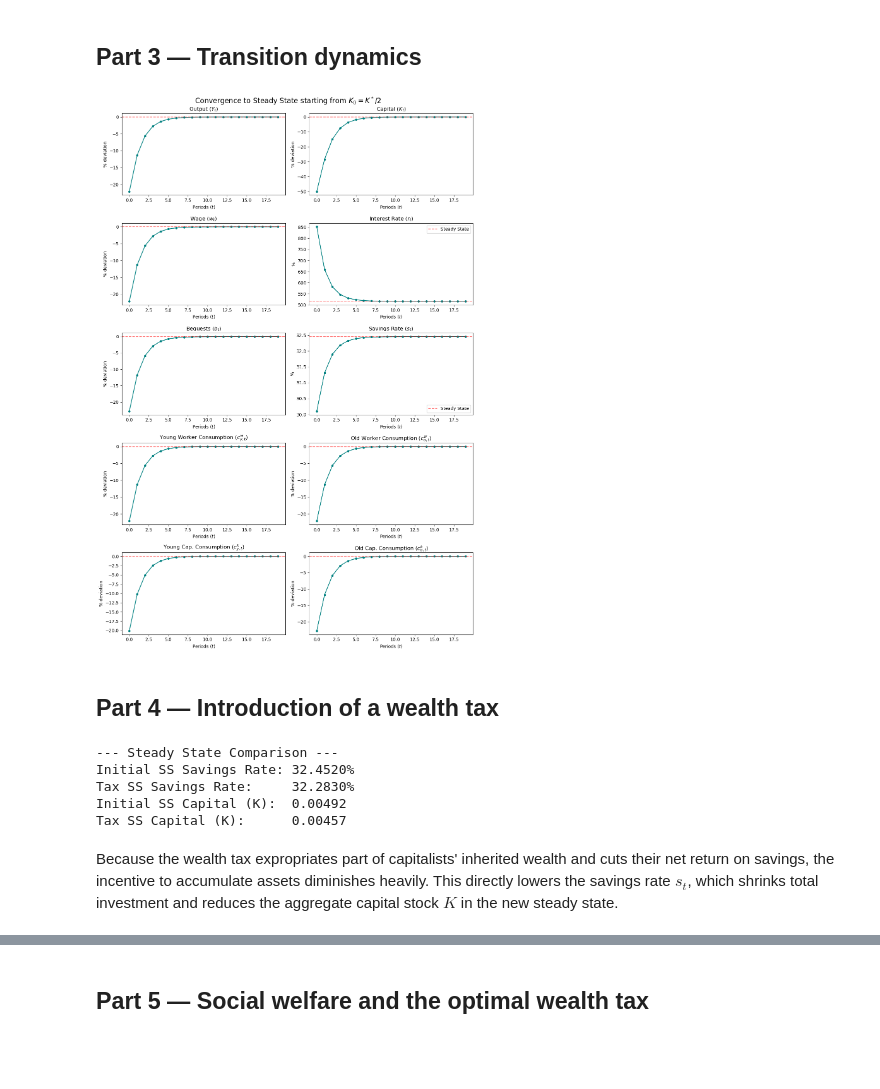
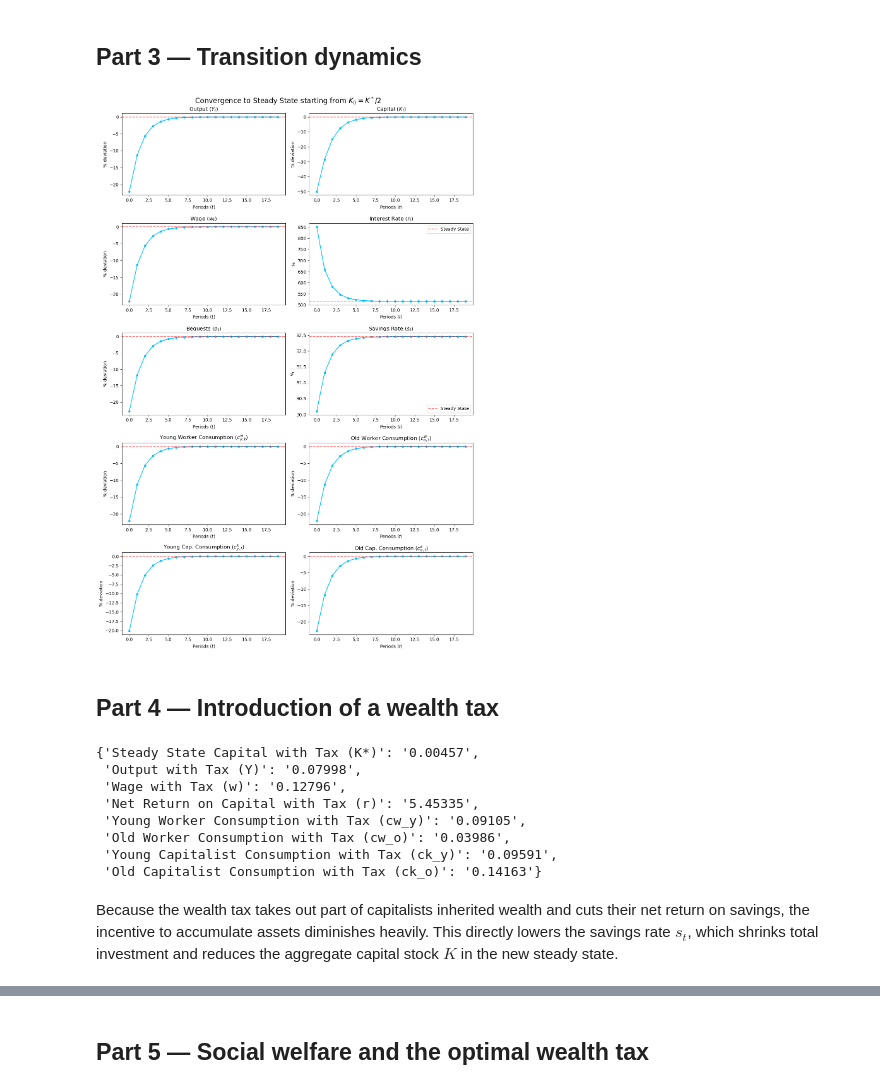
Before and after one commit to magnusbrunsberg/FIE463-V26, a Jupyter notebook: termpapers/tp1/termpaper1.ipynb, the cells around one changed output, grey strips where cells are left out. Drawn from its saved outputs; the diff is of its cells as text; code cells hidden in the pictures; blank space fills up the shorter version.

```diff
--- a/termpapers/tp1/termpaper1.ipynb
+++ b/termpapers/tp1/termpaper1.ipynb
@@ -249,56 +262,64 @@ def plot_simulation(sim: Simulation, title="Transition Dynamics"):
         return (series - stat) / stat * 100
 
     metrics = [
         ('Output ($Y_t$)', pct_dev(sim.Y, ss_vals['Y']), "% deviation"),
         ('Capital ($K_t$)', pct_dev(sim.K, ss_vals['K']), "% deviation"),
         ('Wage ($w_t$)', pct_dev(sim.w, ss_vals['w']), "% deviation"),
         ('Interest Rate ($r_t$)', sim.r * 100, "%"),
         ('Bequests ($b_t$)', pct_dev(sim.b, ss_vals['b']), "% deviation"),
         ('Savings Rate ($s_t$)', sim.st * 100, "%"),
         ('Young Worker Consumption ($c^w_{y,t}$)', pct_dev(sim.cw_y, ss_vals['cw_y']), "% deviation"),
         ('Old Worker Consumption ($c^w_{o,t}$)', pct_dev(sim.cw_o, ss_vals['cw_o']), "% deviation"),
         ('Young Cap. Consumption ($c^k_{y,t}$)', pct_dev(sim.ck_y, ss_vals['ck_y']), "% deviation"),
         ('Old Cap. Consumption ($c^k_{o,t}$)', pct_dev(sim.ck_o, ss_vals['ck_o']), "% deviation")
     ]
 
     t = np.arange(len(sim.K))
     for ax, (name, data, unit) in zip(axes.flatten(), metrics):
-        ax.plot(t, data, marker='o', markersize=4, linestyle='-', color='teal')
+        ax.plot(t, data, marker='o', markersize=4, linestyle='-', color='deepskyblue')
         ax.set_title(name)
         ax.set_xlabel('Periods ($t$)')
         ax.set_ylabel(unit)
         ax.axhline(data[-1], color='red', linestyle='--', alpha=0.5, label='Steady State')
         if name in [ 'Interest Rate ($r_t$)', 'Savings Rate ($s_t$)' ]:
             ax.legend()
 
     plt.tight_layout()
     plt.subplots_adjust(top=0.95)
     plt.show()
 
 plot_simulation(sim_base, "Convergence to Steady State starting from $K_0 = K^*/2$")
 # %% [output]
-[figure, old version]
+[figure, new version]
 # %% [markdown]
 ## Part 4 — Introduction of a wealth tax
-# %%
-# Introduce a wealth tax
-par_tax = Parameters(tau_a=0.05)
-ss_tax = compute_steady_state(par_tax)
-
-
-print("--- Steady State Comparison ---")
-print(f"Initial SS Savings Rate: {ss_base.st:.4%}")
-print(f"Tax SS Savings Rate:     {ss_tax.st:.4%}")
-print(f"Initial SS Capital (K):  {ss_base.K:.5f}")
-print(f"Tax SS Capital (K):      {ss_tax.K:.5f}")
-# %% [output]
---- Steady State Comparison ---
-Initial SS Savings Rate: 32.4520%
-Tax SS Savings Rate:     32.2830%
-Initial SS Capital (K):  0.00492
-Tax SS Capital (K):      0.00457
+# %%
+# Introduce a wealth tax
+par_tax = Parameters(tau_a=0.05)
+ss_tax = compute_steady_state(par_tax)
+
+part_4_results = {
+    "Steady State Capital with Tax (K*)": f"{ss_tax.K:.5f}",
+    "Output with Tax (Y)": f"{ss_tax.Y:.5f}",
+    "Wage with Tax (w)": f"{ss_tax.w:.5f}",
+    "Net Return on Capital with Tax (r)": f"{ss_tax.r:.5f}",
+    "Young Worker Consumption with Tax (cw_y)": f"{ss_tax.cw_y:.5f}",
+    "Old Worker Consumption with Tax (cw_o)": f"{ss_tax.cw_o:.5f}",
+    "Young Capitalist Consumption with Tax (ck_y)": f"{ss_tax.ck_y:.5f}",
+    "Old Capitalist Consumption with Tax (ck_o)": f"{ss_tax.ck_o:.5f}"
+}
+part_4_results
+# %% [output]
+{'Steady State Capital with Tax (K*)': '0.00457',
+ 'Output with Tax (Y)': '0.07998',
+ 'Wage with Tax (w)': '0.12796',
+ 'Net Return on Capital with Tax (r)': '5.45335',
+ 'Young Worker Consumption with Tax (cw_y)': '0.09105',
+ 'Old Worker Consumption with Tax (cw_o)': '0.03986',
+ 'Young Capitalist Consumption with Tax (ck_y)': '0.09591',
+ 'Old Capitalist Consumption with Tax (ck_o)': '0.14163'}
 # %% [markdown]
-Because the wealth tax expropriates part of capitalists' inherited wealth and cuts their net return on savings, the incentive to accumulate assets diminishes heavily. This directly lowers the savings rate $s_t$, which shrinks total investment and reduces the aggregate capital stock $K$ in the new steady state.
+Because the wealth tax takes out part of capitalists inherited wealth and cuts their net return on savings, the incentive to accumulate assets diminishes heavily. This directly lowers the savings rate $s_t$, which shrinks total investment and reduces the aggregate capital stock $K$ in the new steady state.
 # %%
 # The economy runs with `par` (no tax) and starts in `ss_base`.
 # In t=0, the tax `par_tax` is enacted.
```
Also changed, not shown: parts of 12 cells of this notebook.
